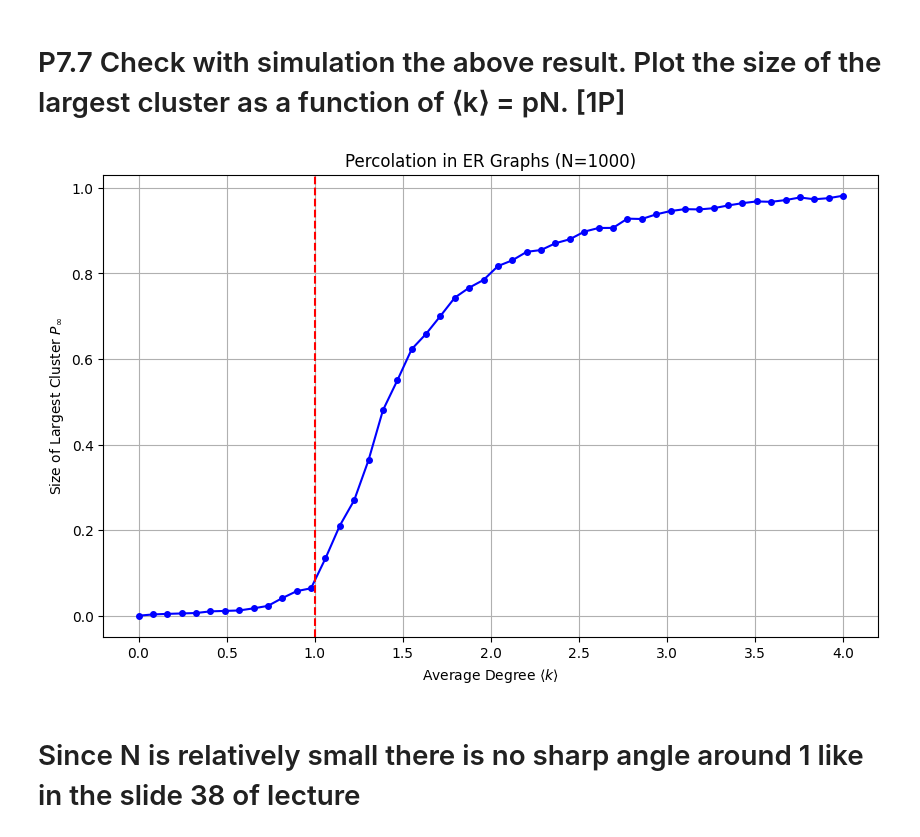
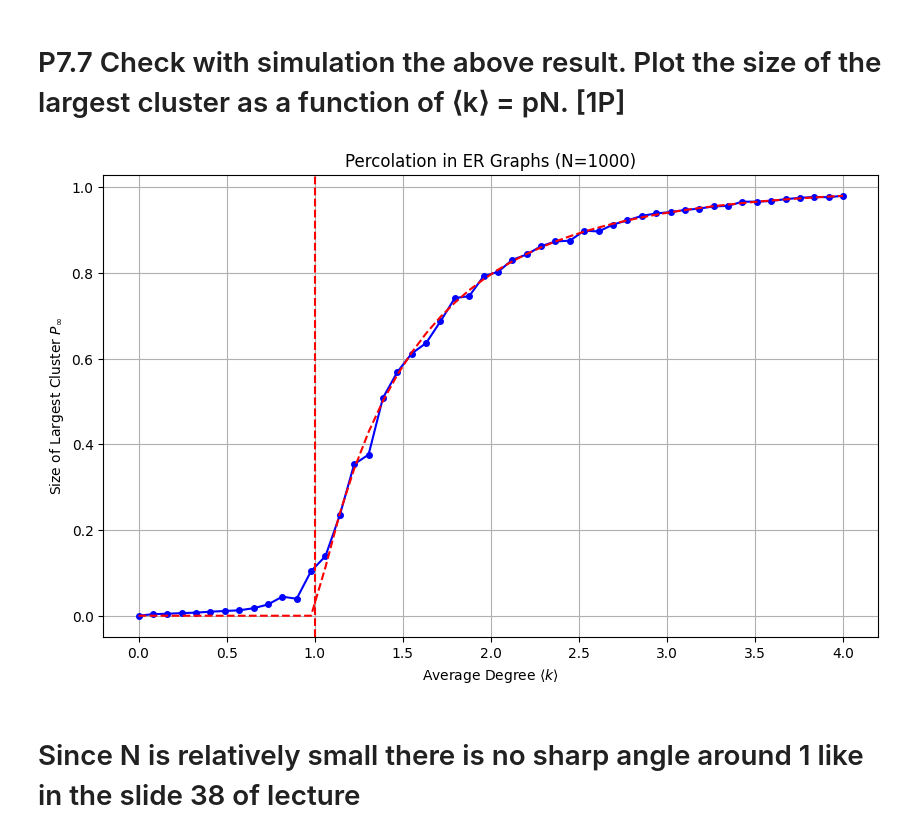
Before and after one commit to HJaczynski/Social-Networks-and-Recomendation-Systems, a Jupyter notebook: Labs/task7.ipynb, the cells around one changed output. Saved outputs shown, nothing was run; the diff lists cells and outputs as text; code cells hidden in the pictures.

```diff
--- a/Labs/task7.ipynb
+++ b/Labs/task7.ipynb
@@ -76,33 +77,43 @@ def get_largest_cluster_fraction(N, k_avg):
     p = k_avg / (N)
     G = nx.erdos_renyi_graph(N, p)
     if G.number_of_nodes() == 0:
         return 0.0
     largest_cc = max(nx.connected_components(G), key=len)
     return len(largest_cc) / N
 
 N = 1000
 num_points = 50
 simulations_per_point = 10
 
 k_avg_values = np.linspace(0, 4, num_points)
 largest_cluster_sizes = []
 
+def solve_theoretical_percolation(k):
+    if k <= 1.0:
+        return 0.0
+    func = lambda p: p - 1 + np.exp(-k * p)
+    root = fsolve(func, 0.5)
+    return root[0]
+
+theoretical_y = [solve_theoretical_percolation(k) for k in k_avg_values]
+
 for k in k_avg_values:
     fractions = []
     for _ in range(simulations_per_point):
         fractions.append(get_largest_cluster_fraction(N, k))
     largest_cluster_sizes.append(np.mean(fractions))
 
 plt.figure(figsize=(10, 6))
 plt.plot(k_avg_values, largest_cluster_sizes, 'b-', marker='o', markersize=4)
+plt.plot(k_avg_values, theoretical_y, 'r--', label='Theory')
 plt.axvline(x=1.0, color='r', linestyle='--')
 
 plt.xlabel(r'Average Degree $\langle k \rangle$')
 plt.ylabel(r'Size of Largest Cluster $P_{\infty}$')
 plt.title(f'Percolation in ER Graphs (N={N})')
 plt.grid(True)
 plt.show()
 # %% [output]
-[figure, old version]
+[figure, new version]
 # %% [markdown]
 # Since N is relatively small there is no sharp angle around 1 like in the slide 38 of lecture
```
Also changed, not shown: parts of 2 cells of this notebook.
